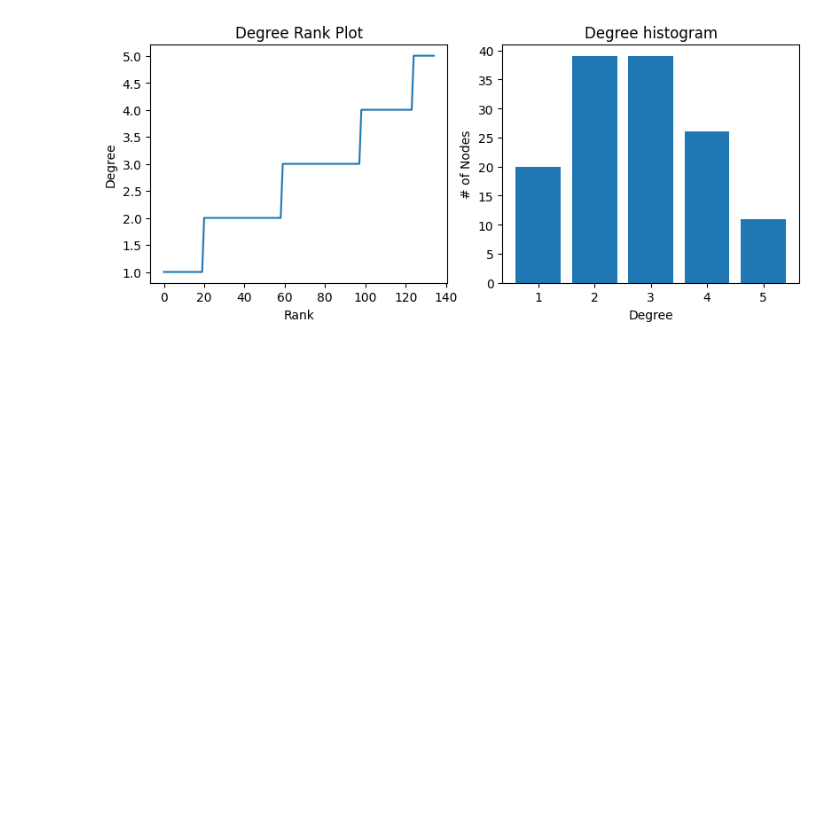
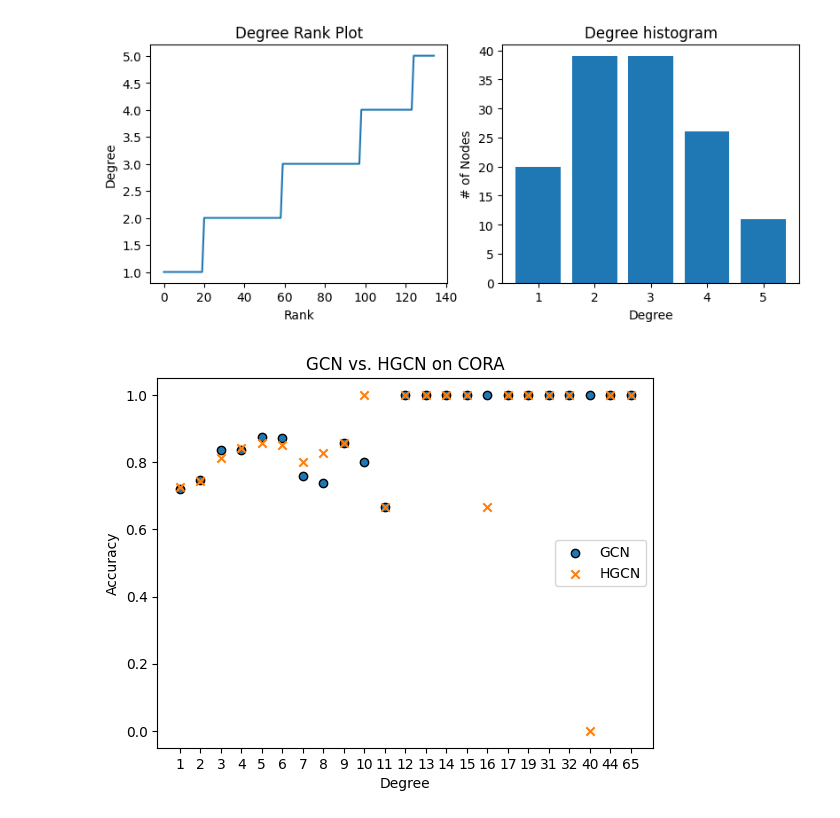
Before and after one commit to abheek96/hgcn, a Jupyter notebook: test.ipynb, the cells around one changed output. Drawn from its saved outputs; the diff is of its cells as text; code cells hidden in the pictures; blank space fills up the shorter version.

Commit message:
plot updates

```diff
--- a/test.ipynb
+++ b/test.ipynb
@@ -291,3 +298,20 @@ degree_sequence_low = sorted(list(dict_idx_low.values()))
 plot_degree(degree_sequence_low)
 # %% [output]
 [figure]
+# %%
+res_hgcn = {'1': 0.7247191011235955, '2': 0.7432432432432432, '3': 0.8130841121495327, '4': 0.8432835820895522, '5': 0.8557692307692307, '6': 0.8518518518518519, '7': 0.8, '8': 0.8260869565217391, '9': 0.8571428571428571, '10': 1.0, '11': 0.6666666666666666, '12': 1.0, '13': 1.0, '14': 1.0, '15': 1.0, '16': 0.6666666666666666, '17': 1.0, '19': 1.0, '31': 1.0, '32': 1.0, '40': 0.0, '44': 1.0, '65': 1.0}
+res_gcn = {'1': 0.7191011235955056, '2': 0.7477477477477478, '3': 0.8364485981308412, '4': 0.835820895522388, '5': 0.875, '6': 0.8703703703703703, '7': 0.76, '8': 0.7391304347826086, '9': 0.8571428571428571, '10': 0.8, '11': 0.6666666666666666, '12': 1.0, '13': 1.0, '14': 1.0, '15': 1.0, '16': 1.0, '17': 1.0, '19': 1.0, '31': 1.0, '32': 1.0, '40': 1.0, '44': 1.0, '65': 1.0}
+# %%
+x = list(res_hgcn.keys())
+y_hgcn = list(res_hgcn.values())
+y_gcn = list(res_gcn.values())
+# %%
+plt.scatter(x, y_gcn, edgecolors='k', label='GCN')
+plt.scatter(x, y_hgcn, marker='x', label='HGCN')
+plt.title('GCN vs. HGCN on CORA')
+plt.xlabel('Degree')
+plt.ylabel('Accuracy')
+plt.legend(loc='center right')
+plt.show()
+# %% [output]
+[figure, added]
```
Also changed, not shown: parts of 2 cells of this notebook, 2 other files.
